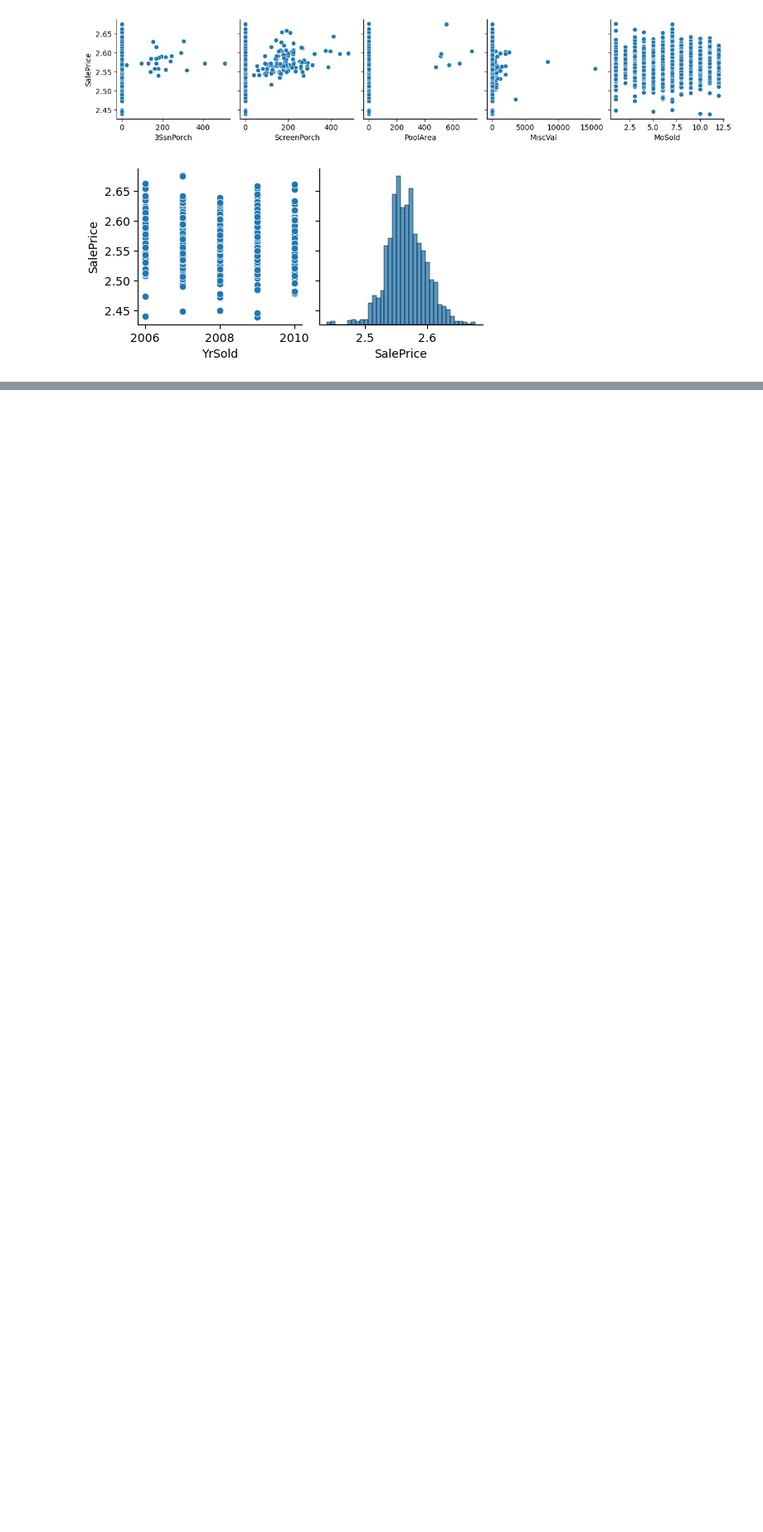
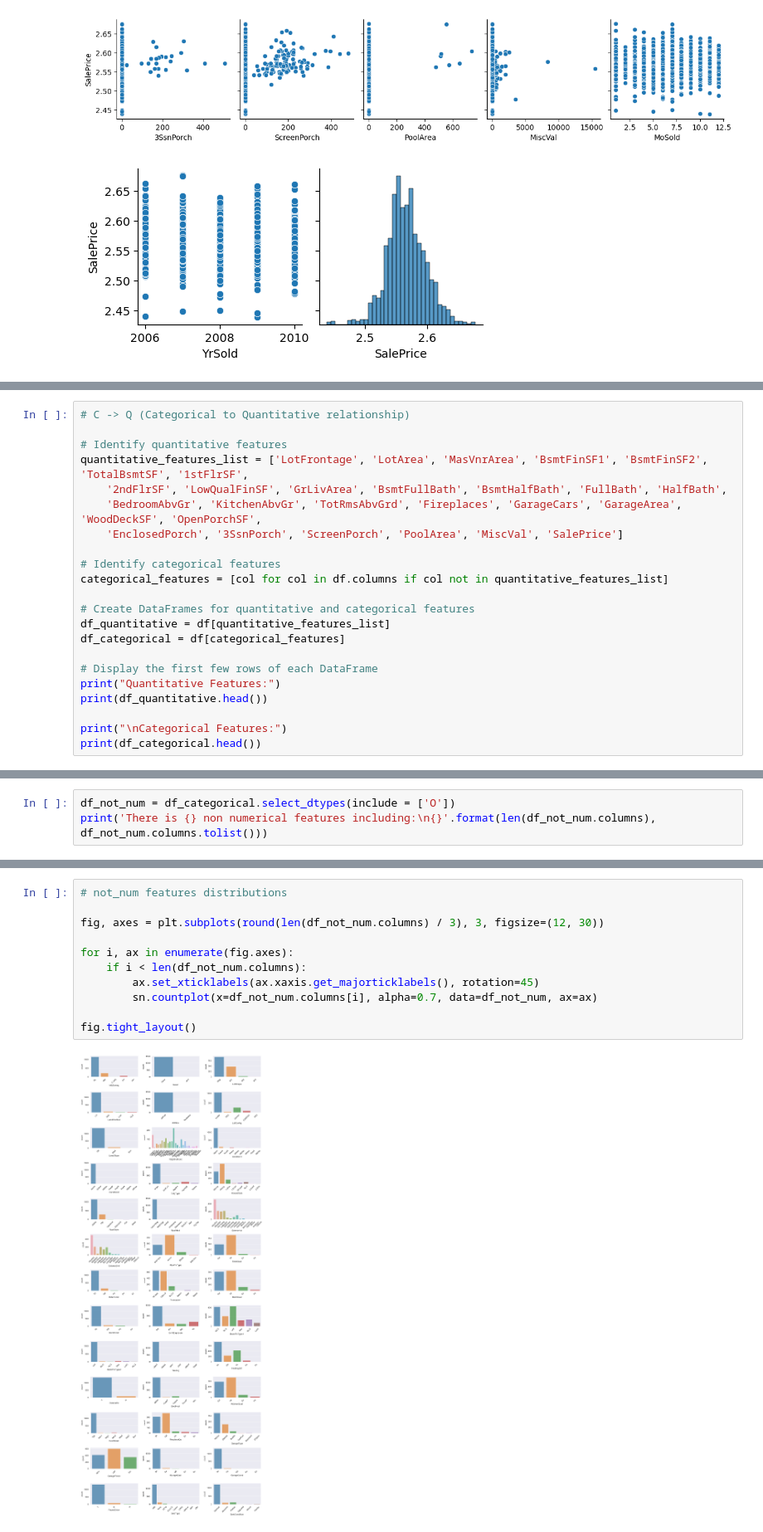
Before and after one commit to flormartinaus/EDA-using-Python, a Jupyter notebook: coding.ipynb, the cells around one changed output, grey strips where cells are left out. Shown at 83% size. Drawn from its saved outputs; the diff is of its cells as text; blank space fills up the shorter version.

```diff
--- a/coding.ipynb
+++ b/coding.ipynb
@@ -175,0 +275,22 @@ for i in range(0, len(df_num.columns), 5):
+# %%
+# C -> Q (Categorical to Quantitative relationship)
+
+# Identify quantitative features
+quantitative_features_list = ['LotFrontage', 'LotArea', 'MasVnrArea', 'BsmtFinSF1', 'BsmtFinSF2', 'TotalBsmtSF', '1stFlrSF',
+    '2ndFlrSF', 'LowQualFinSF', 'GrLivArea', 'BsmtFullBath', 'BsmtHalfBath', 'FullBath', 'HalfBath',
+    'BedroomAbvGr', 'KitchenAbvGr', 'TotRmsAbvGrd', 'Fireplaces', 'GarageCars', 'GarageArea', 'WoodDeckSF', 'OpenPorchSF',
+    'EnclosedPorch', '3SsnPorch', 'ScreenPorch', 'PoolArea', 'MiscVal', 'SalePrice']
+
+# Identify categorical features
+categorical_features = [col for col in df.columns if col not in quantitative_features_list]
+
+# Create DataFrames for quantitative and categorical features
+df_quantitative = df[quantitative_features_list]
+df_categorical = df[categorical_features]
+
+# Display the first few rows of each DataFrame
+print("Quantitative Features:")
+print(df_quantitative.head())
+
+print("\nCategorical Features:")
+print(df_categorical.head())
@@ -175,0 +315,3 @@ for i in range(0, len(df_num.columns), 5):
+# %%
+df_not_num = df_categorical.select_dtypes(include = ['O'])
+print('There is {} non numerical features including:\n{}'.format(len(df_not_num.columns), df_not_num.columns.tolist()))
@@ -175,0 +321,13 @@ for i in range(0, len(df_num.columns), 5):
+# %%
+# not_num features distributions
+
+fig, axes = plt.subplots(round(len(df_not_num.columns) / 3), 3, figsize=(12, 30))
+
+for i, ax in enumerate(fig.axes):
+    if i < len(df_not_num.columns):
+        ax.set_xticklabels(ax.xaxis.get_majorticklabels(), rotation=45)
+        sn.countplot(x=df_not_num.columns[i], alpha=0.7, data=df_not_num, ax=ax)
+
+fig.tight_layout()
+# %% [output]
+[figure, added]
```
Also changed, not shown: parts of 8 cells of this notebook.
